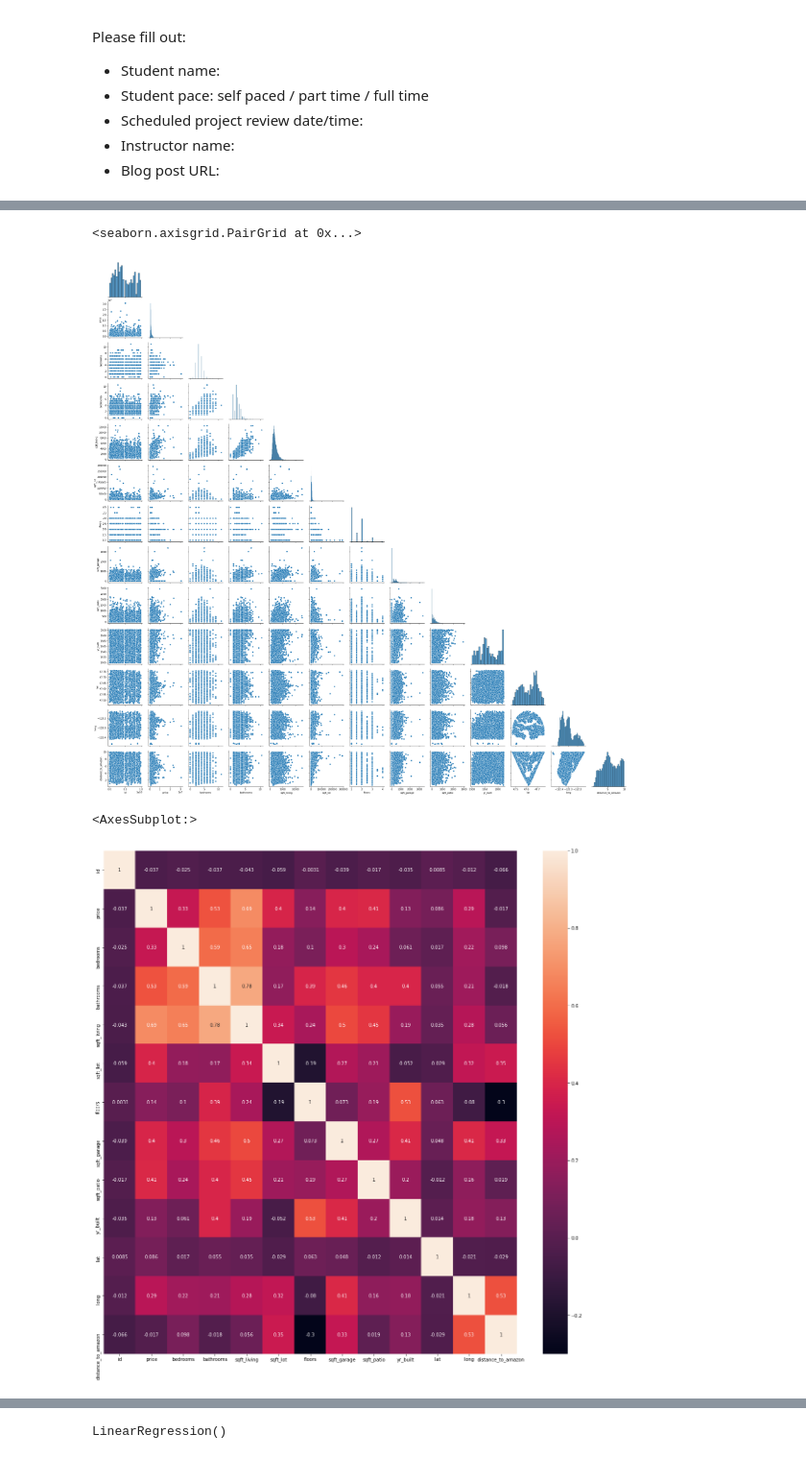
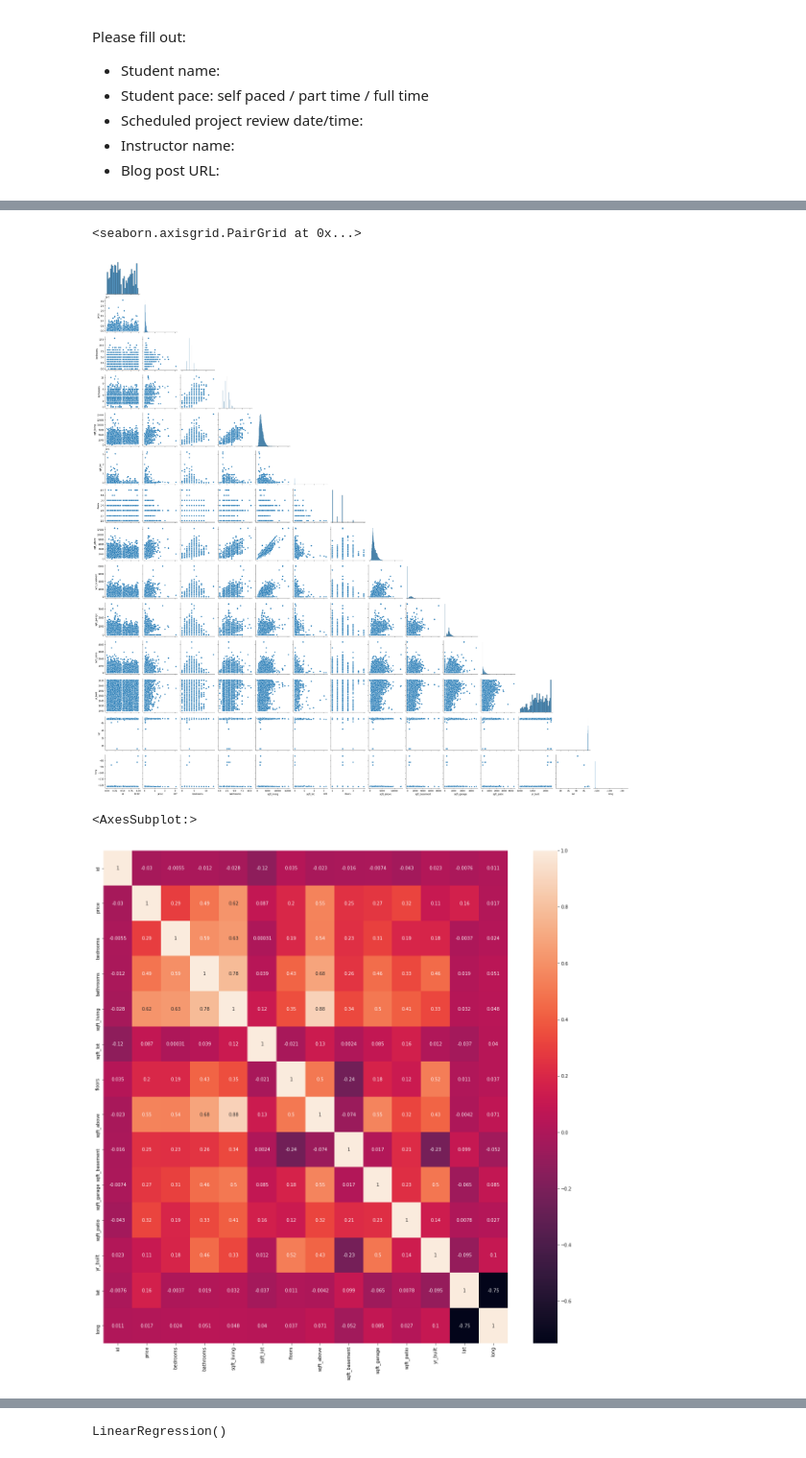
Before and after one commit to ewestrich/King-County-House-Sales, a Jupyter notebook: Daniel/project 2 .ipynb, the cells around one changed output, grey strips where cells are left out. Shown at 96% size. Drawn from its saved outputs; the diff is of its cells as text; code cells hidden in the pictures.

```diff
--- a/Daniel/project 2 .ipynb
+++ b/Daniel/project 2 .ipynb
@@ -28,7 +28,7 @@ from sklearn.preprocessing import OneHotEncoder
 kcdf = pd.read_csv('../data/kc_house_data.csv')
 #dataset
 # %%
-kcdf = kcdf.drop(columns = ['date','sqft_above','sqft_basement', 'yr_renovated'])
+kcdf = kcdf.drop(columns = ['date', 'yr_renovated'])
 # %%
 kcdf = kcdf.dropna()
 # %%
@@ -45,0 +55,4 @@ kcdf.describe()
+# %%
+kcdf['zip_code'] = kcdf['address'].apply(lambda x: zip_code(x))
+# %%
+kcdf['zip_code'] = kcdf['zip_code'].astype(int)
@@ -75,0 +92,2 @@ kcdf.head()
+# %%
+realkcdf = kcdf[(kcdf['zip_code'] >= 98000) & (kcdf['zip_code'] < 99000)]
@@ -121,11 +133,11 @@ outliers
 # %%
-sns.pairplot(closekcdf, corner = True)
+sns.pairplot(realkcdf, corner = True)
 # %% [output]
 <seaborn.axisgrid.PairGrid at 0x...>
-[figure, old version]
+[figure, new version]
 # %%
 plt.figure(figsize = (20,20))
-sns.heatmap(closekcdf.corr(), annot = True)
+sns.heatmap(realkcdf.corr(), annot = True)
 # %% [output]
 <AxesSubplot:>
-[figure, old version]
+[figure, new version]
```
Also changed, not shown: parts of 44 cells of this notebook.
